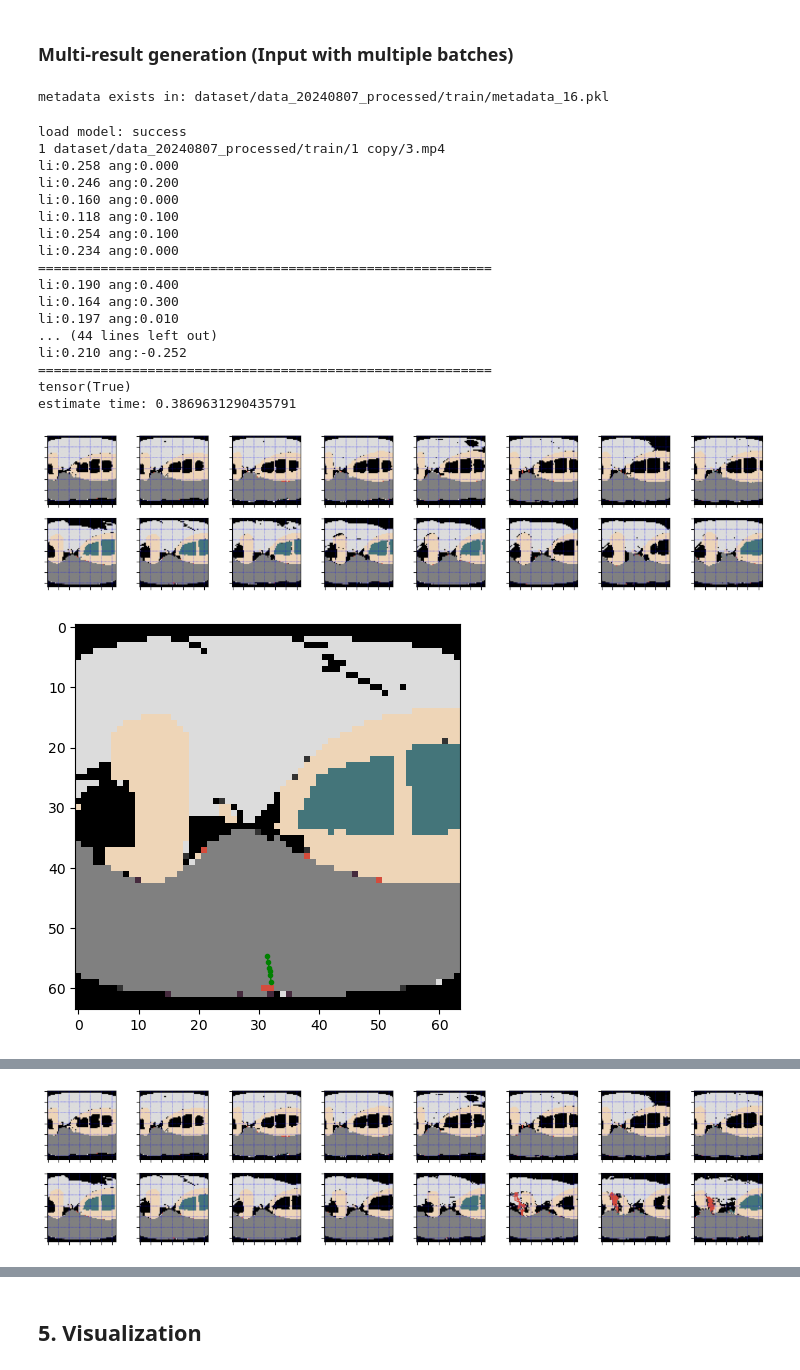
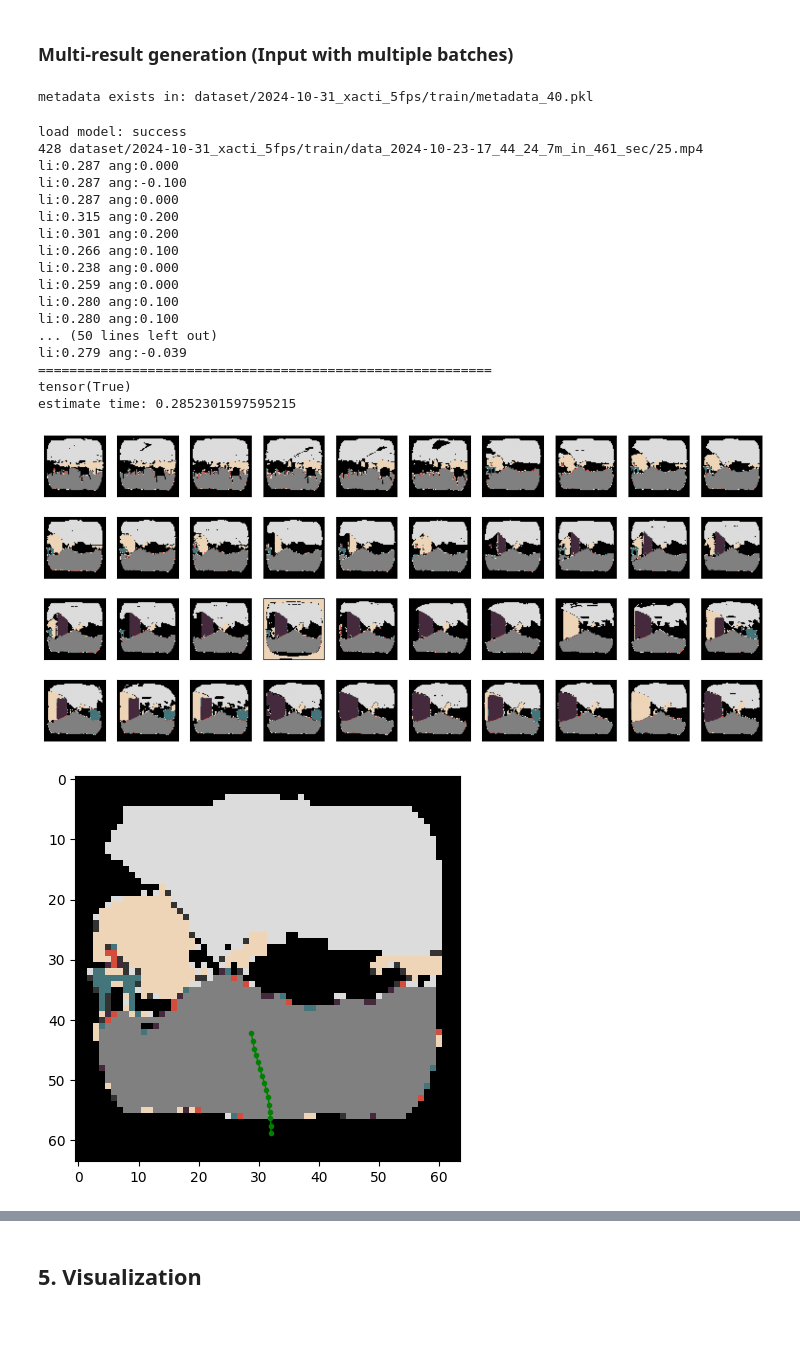
Before and after one commit to innovation-x/mmVDT_robo_nav, a Jupyter notebook: VDT_cat.ipynb, the cells around one changed output, grey strips where cells are left out. Saved outputs shown, nothing was run; the diff lists cells and outputs as text; code cells hidden in the pictures; blank space fills up the shorter version.

Commit message:
Allow arbitrary sequence length video

```diff
--- a/VDT_cat.ipynb
+++ b/VDT_cat.ipynb
@@ -18,10 +18,10 @@ print(DEVICE)
 # The parser setting
 parser = argparse.ArgumentParser()
 parser = VideoDataset.add_model_specific_args(parser)
-parser.add_argument('--data_path', type=str, default='dataset/data_20240807_processed')
+parser.add_argument('--data_path', type=str, default='dataset/2024-10-31_xacti_5fps')
 # parser.add_argument('--data_path', type=str, default='dataset/mul_fps_data')
 
-parser.add_argument('--sequence_length', type=int, default=16)
+parser.add_argument('--sequence_length', type=int, default=40)
 parser.add_argument('--resolution', type=int, default=64)
 parser.add_argument('--batch_size', type=int, default=16)
 parser.add_argument('--num_workers', type=int, default=8)
@@ -212,7 +211,7 @@ estimate time: 0.7966339588165283
 # %%
 valid_dataset = Dataset(args.data_path, args.sequence_length, train=True, resolution=args.resolution)
 # %% [output]
-metadata exists in: dataset/data_20240807_processed/train/metadata_16.pkl
+metadata exists in: dataset/2024-10-31_xacti_5fps/train/metadata_40.pkl
 # %%
 import numpy as np
 np.set_printoptions(threshold=np.inf, linewidth=np.inf)
@@ -223,17 +222,18 @@ import time
 
 # modelData = 'checkpoints_mmVDT_cat_vae_seg/VDT_20240807_d'+str(depth)+'_h'+str(hidden_size)+'_nh'+str(nhead)+'_np'+str(patch_size)+'_it'+str(args.iteration_num)+'_'+str(epoch)+'.pth.tar'
 # modelData = 'checkpoints_mmVDT_cat_vae_seg/VDT_20241006_mul_fps_d'+str(depth)+'_h'+str(hidden_size)+'_nh'+str(nhead)+'_np'+str(patch_size)+'_it'+str(args.iteration_num)+'_'+str(epoch)+'.pth.tar'
-modelData = 'checkpoints_mmVDT_cat_vae_seg/VDT_20241027_randmask_d'+str(depth)+'_h'+str(hidden_size)+'_nh'+str(nhead)+'_np'+str(patch_size)+'_it'+str(args.iteration_num)+'_'+str(epoch)+'.pth.tar'
+modelData = 'checkpoints_mmVDT_cat_vae_seg/VDT_20241031_xacti_5fps_seq40_mgpu_d'+str(depth)+'_h'+str(hidden_size)+'_nh'+str(nhead)+'_np'+str(patch_size)+'_it'+str(args.iteration_num)+'_'+str(epoch)+'.pth.tar'
 
-ddim_generator = ddim_generator(nit=args.iteration_num,patch_size=patch_size,nhead=nhead,input_size=input_size, in_channels=in_channels,depth=depth, hidden_size=hidden_size, model_path=modelData, _cuda=0, cat=True)
+ddim_generator = ddim_generator(nit=args.iteration_num,patch_size=patch_size,nhead=nhead,input_size=input_size, in_channels=in_channels,
+                                depth=depth, hidden_size=hidden_size, model_path=modelData, sequence_length=args.sequence_length,_cuda=0, cat=True)
 
-idx=210
+idx=7000
 # Pick a sample in the dataset
-# memo: data20240807 100, 1715, 1720, 210, 300, 520, 500, 3500
+# memo: data20240807 100, 1715, 1720, 230, 250, 300, 520, 500, 3500, 6510, 6800, 10800, 11000, 12000, 15500
 
 r = 3
 vis_id = 0 # the index for visualization, default = 0
-pred_num = 5 # The number of multiple predictions
+pred_num = 1 # The number of multiple predictions
 frame_t = 10
 
 test = True
@@ -255,7 +255,7 @@ rec_mot_list = []
 batch = batch.permute(0,3,1,2)
 batch_rgb = gray2color(batch)
 batch_rgb = torch.clamp(batch_rgb, 0,1)
-visual_vid_mmot(batch_rgb.permute(0,2,3,1), b[vis_id].reshape(1,args.sequence_length,2), rgb=True, frame_t=frame_t)
+visual_vid_mmot(batch_rgb.permute(0,2,3,1), b[vis_id].reshape(1,args.sequence_length,2), rgb=True, frame_t=frame_t,grid=False)
 
 if test:
     diff_a = torch.randn([pred_num,args.sequence_length,input_size,input_size,in_channels-2]).to(DEVICE)
@@ -274,48 +274,48 @@ start_time = time.time()
 with torch.no_grad():
     rec_vid, rec_mot = ddim_generator(diff_a,diff_b,mask_vid,mask_motion,ncal=16) #ncal: the ddim sample steps
 
-rec_vid = rec_vid.reshape(pred_num,16,input_size,input_size,in_channels-2).permute(0,1,4,2,3)
+rec_vid = rec_vid.reshape(pred_num,args.sequence_length,input_size,input_size,in_channels-2).permute(0,1,4,2,3)
 est_time = time.time() - start_time
 
 ################ Decode image #############################
 for i in range(pred_num):
     rec_mot_list.append(rec_mot[i])
     dec_vid = vae.decode(rec_vid[i]).sample
     dec_rgb = gray2color(dec_vid)
     dec_rgb = torch.clamp(dec_rgb, 0,1).permute(0,2,3,1)
     rec_vid_list.append(dec_rgb)
 
 ################ Select image (Naive selection) #############################
 for t in range(pred_num):
-    end_x,end_y = visual_vid_mmot(rec_vid_list[t], [rec_mot_list[t]], rgb=True, is_road=True)
+    end_x,end_y = visual_vid_mmot(rec_vid_list[t], [rec_mot_list[t]], rgb=True, is_road=True, grid=False, frame_t=frame_t)
     end_x = int(end_x.numpy())
     end_y = int(end_y.numpy())
     # print(end_x, end_y)
     xx, yy = torch.meshgrid(torch.arange(args.resolution), torch.arange(args.resolution), indexing="ij")
     detect_mask = ((xx-end_y)**2 +(yy-end_x)**2) <= r **2
     detected_area = rec_vid_list[t][7][detect_mask]
     # Check the end point is on the floor
     result = torch.all(detected_area == 128/255)
     print(result)
 
 print("estimate time:", est_time)
 # %% [output]
 load model: success
-1 dataset/data_20240807_processed/train/1 copy/3.mp4
-li:0.258 ang:0.000
-li:0.246 ang:0.200
-li:0.160 ang:0.000
-li:0.118 ang:0.100
-li:0.254 ang:0.100
-li:0.234 ang:0.000
-==========================================================
-li:0.190 ang:0.400
-li:0.164 ang:0.300
-li:0.197 ang:0.010
-... (44 lines left out)
-li:0.210 ang:-0.252
+428 dataset/2024-10-31_xacti_5fps/train/data_2024-10-23-17_44_24_7m_in_461_sec/25.mp4
+li:0.287 ang:0.000
+li:0.287 ang:-0.100
+li:0.287 ang:0.000
+li:0.315 ang:0.200
+li:0.301 ang:0.200
+li:0.266 ang:0.100
+li:0.238 ang:0.000
+li:0.259 ang:0.000
+li:0.280 ang:0.100
+li:0.280 ang:0.100
+... (50 lines left out)
+li:0.279 ang:-0.039
 ==========================================================
 tensor(True)
-estimate time: 0.3869631290435791
+estimate time: 0.2852301597595215
-[figure, old version]
+[figure, new version]
-[figure, old version]
+[figure, new version]
@@ -324 +323,0 @@ estimate time: 0.3869631290435791
-[figure, removed]
```
Also changed, not shown: parts of 6 cells of this notebook, 1 other file.
